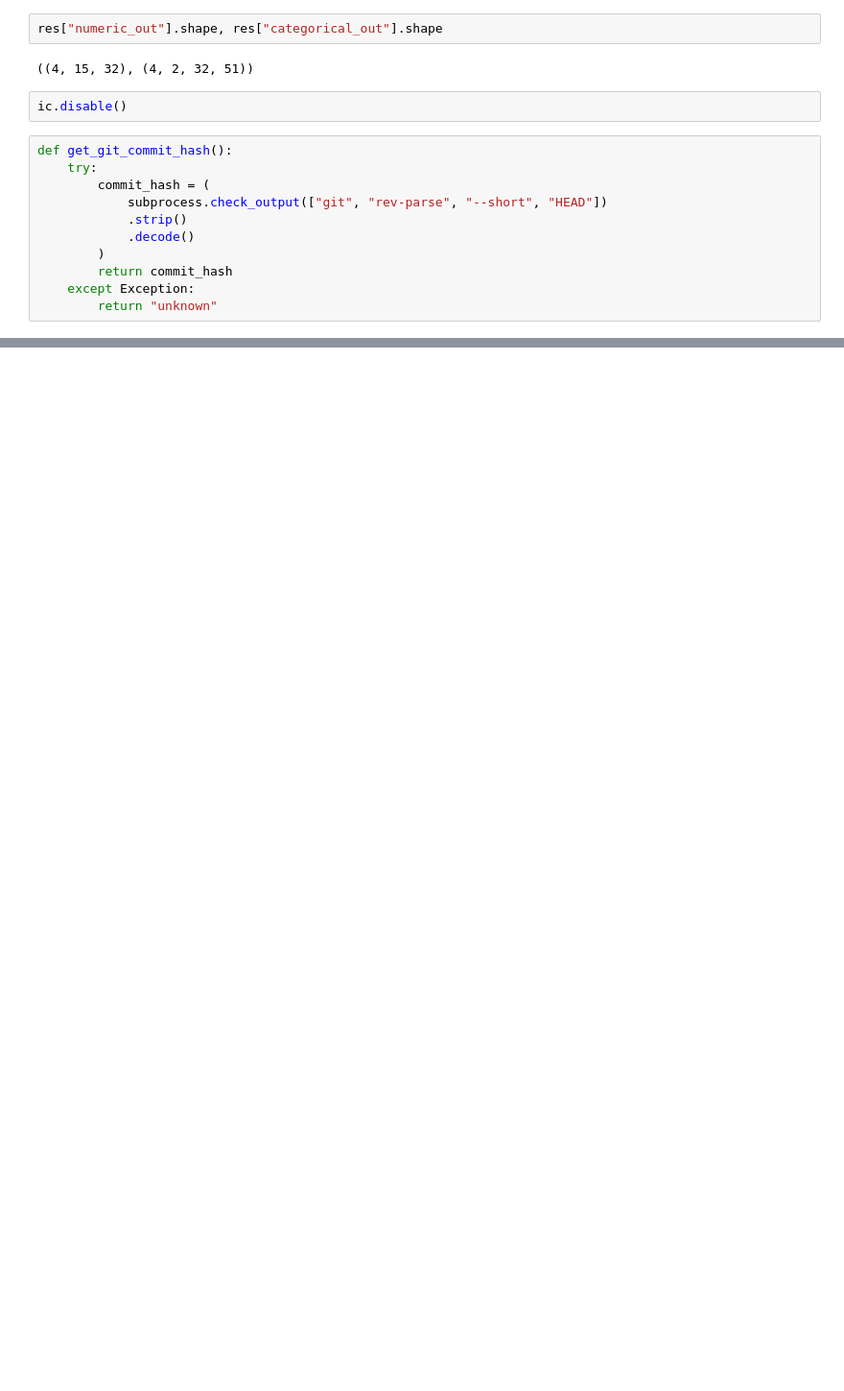
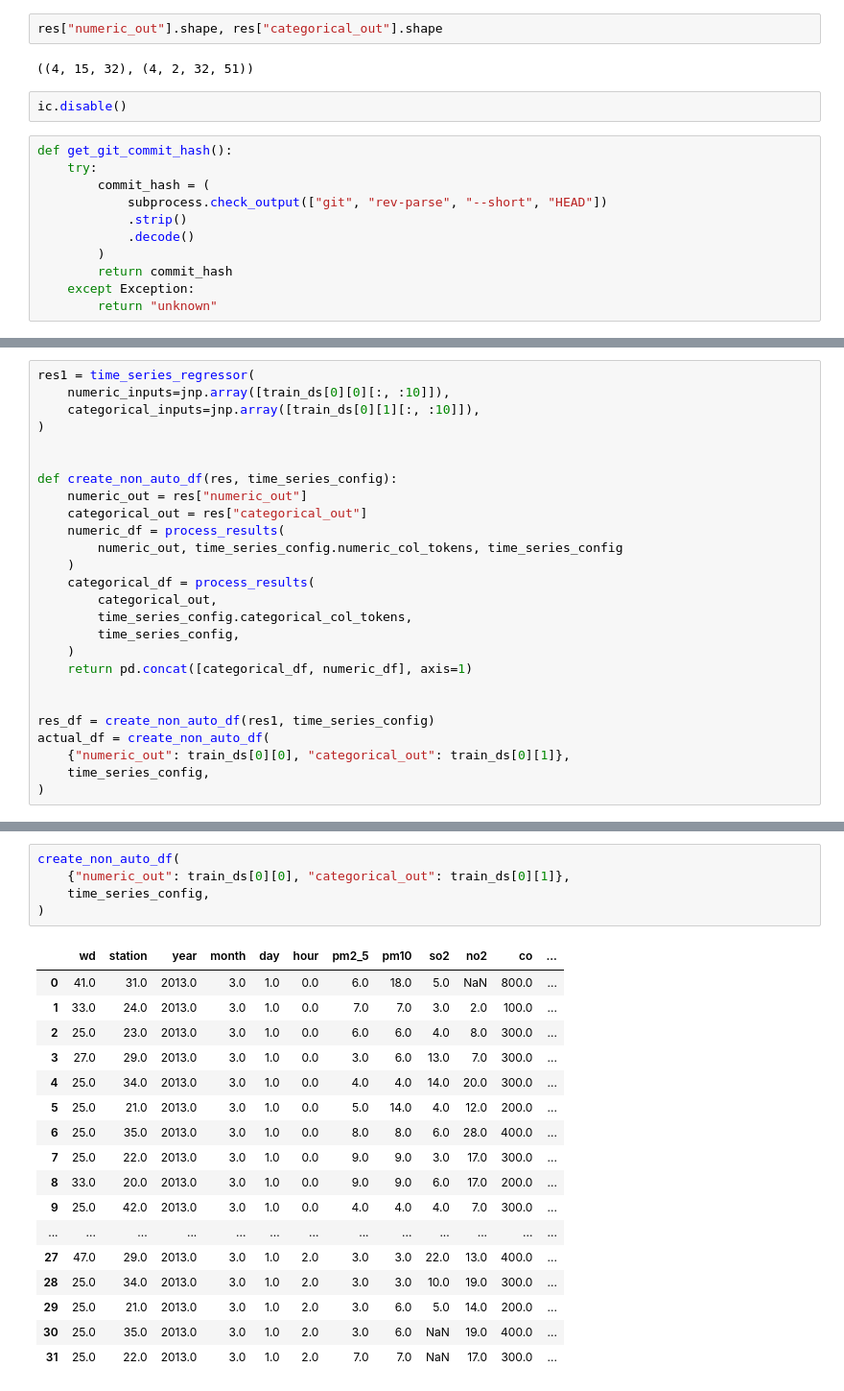
Before and after one commit to IndustryTransformer/Hephaestus, a Jupyter notebook: MTMAirQuality.ipynb, the cells around one changed output, grey strips where cells are left out. Shown at 96% size. Saved outputs shown, nothing was run; the diff lists cells and outputs as text; blank space fills up the shorter version.

```diff
--- a/MTMAirQuality.ipynb
+++ b/MTMAirQuality.ipynb
@@ -249,0 +461,26 @@ x.categorical_out.shape
+# %%
+res1 = time_series_regressor(
+    numeric_inputs=jnp.array([train_ds[0][0][:, :10]]),
+    categorical_inputs=jnp.array([train_ds[0][1][:, :10]]),
+)
+
+
+def create_non_auto_df(res, time_series_config):
+    numeric_out = res["numeric_out"]
+    categorical_out = res["categorical_out"]
+    numeric_df = process_results(
+        numeric_out, time_series_config.numeric_col_tokens, time_series_config
+    )
+    categorical_df = process_results(
+        categorical_out,
+        time_series_config.categorical_col_tokens,
+        time_series_config,
+    )
+    return pd.concat([categorical_df, numeric_df], axis=1)
+
+
+res_df = create_non_auto_df(res1, time_series_config)
+actual_df = create_non_auto_df(
+    {"numeric_out": train_ds[0][0], "categorical_out": train_ds[0][1]},
+    time_series_config,
+)
@@ -249,0 +516,23 @@ x.categorical_out.shape
+# %%
+create_non_auto_df(
+    {"numeric_out": train_ds[0][0], "categorical_out": train_ds[0][1]},
+    time_series_config,
+)
+# %% [output]
+|  | wd | station | year | month | day | hour | pm2_5 | pm10 | so2 | no2 | co | ... |
+| 0 | 41.0 | 31.0 | 2013.0 | 3.0 | 1.0 | 0.0 | 6.0 | 18.0 | 5.0 | NaN | 800.0 | ... |
+| 1 | 33.0 | 24.0 | 2013.0 | 3.0 | 1.0 | 0.0 | 7.0 | 7.0 | 3.0 | 2.0 | 100.0 | ... |
+| 2 | 25.0 | 23.0 | 2013.0 | 3.0 | 1.0 | 0.0 | 6.0 | 6.0 | 4.0 | 8.0 | 300.0 | ... |
+| 3 | 27.0 | 29.0 | 2013.0 | 3.0 | 1.0 | 0.0 | 3.0 | 6.0 | 13.0 | 7.0 | 300.0 | ... |
+| 4 | 25.0 | 34.0 | 2013.0 | 3.0 | 1.0 | 0.0 | 4.0 | 4.0 | 14.0 | 20.0 | 300.0 | ... |
+| 5 | 25.0 | 21.0 | 2013.0 | 3.0 | 1.0 | 0.0 | 5.0 | 14.0 | 4.0 | 12.0 | 200.0 | ... |
+| 6 | 25.0 | 35.0 | 2013.0 | 3.0 | 1.0 | 0.0 | 8.0 | 8.0 | 6.0 | 28.0 | 400.0 | ... |
+| 7 | 25.0 | 22.0 | 2013.0 | 3.0 | 1.0 | 0.0 | 9.0 | 9.0 | 3.0 | 17.0 | 300.0 | ... |
+| 8 | 33.0 | 20.0 | 2013.0 | 3.0 | 1.0 | 0.0 | 9.0 | 9.0 | 6.0 | 17.0 | 200.0 | ... |
+| 9 | 25.0 | 42.0 | 2013.0 | 3.0 | 1.0 | 0.0 | 4.0 | 4.0 | 4.0 | 7.0 | 300.0 | ... |
+| ... | ... | ... | ... | ... | ... | ... | ... | ... | ... | ... | ... | ... |
+| 27 | 47.0 | 29.0 | 2013.0 | 3.0 | 1.0 | 2.0 | 3.0 | 3.0 | 22.0 | 13.0 | 400.0 | ... |
+| 28 | 25.0 | 34.0 | 2013.0 | 3.0 | 1.0 | 2.0 | 3.0 | 3.0 | 10.0 | 19.0 | 300.0 | ... |
+| 29 | 25.0 | 21.0 | 2013.0 | 3.0 | 1.0 | 2.0 | 3.0 | 6.0 | 5.0 | 14.0 | 200.0 | ... |
+| 30 | 25.0 | 35.0 | 2013.0 | 3.0 | 1.0 | 2.0 | 3.0 | 6.0 | NaN | 19.0 | 400.0 | ... |
+| 31 | 25.0 | 22.0 | 2013.0 | 3.0 | 1.0 | 2.0 | 7.0 | 7.0 | NaN | 17.0 | 300.0 | ... |
```
Also changed, not shown: parts of 20 cells of this notebook, 4 other files.
